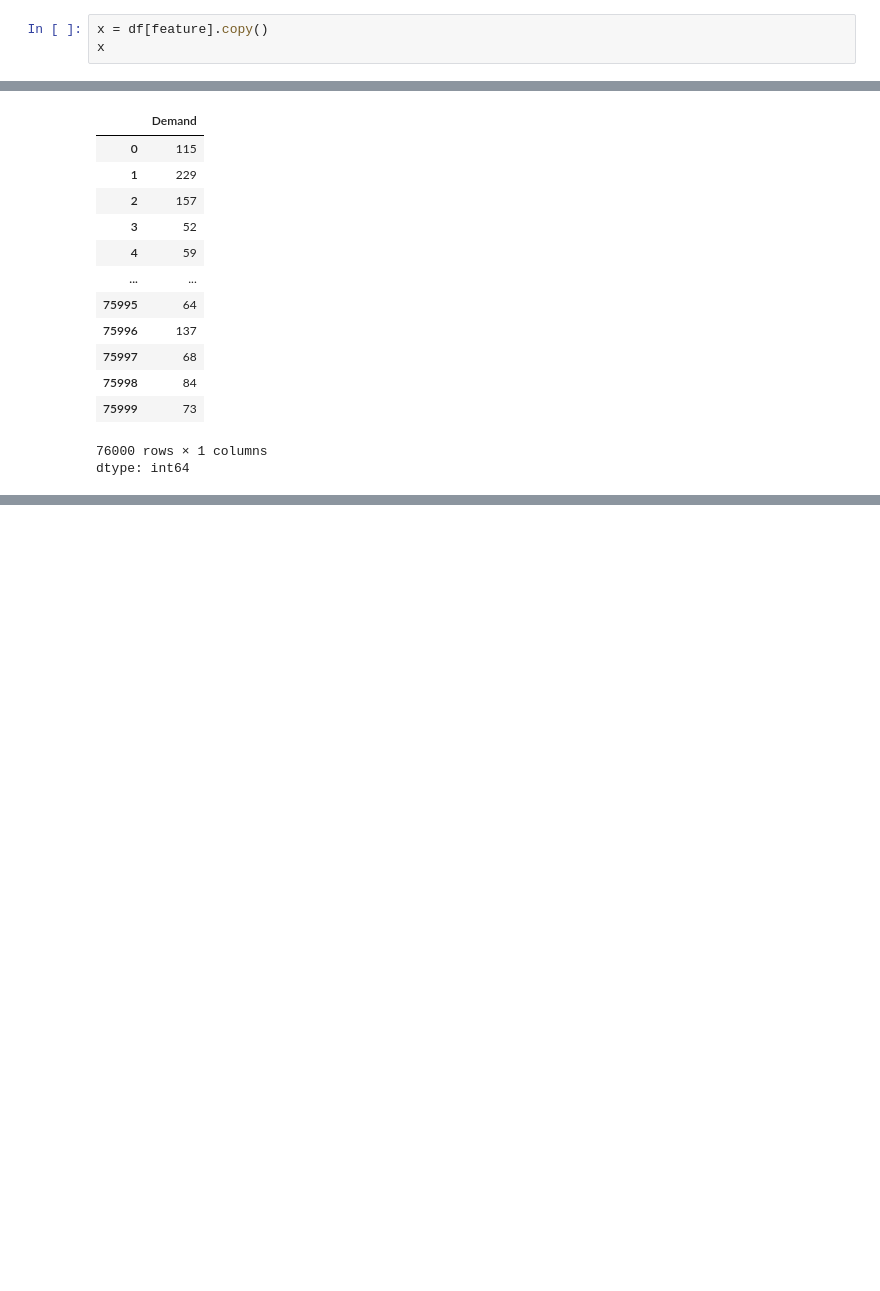
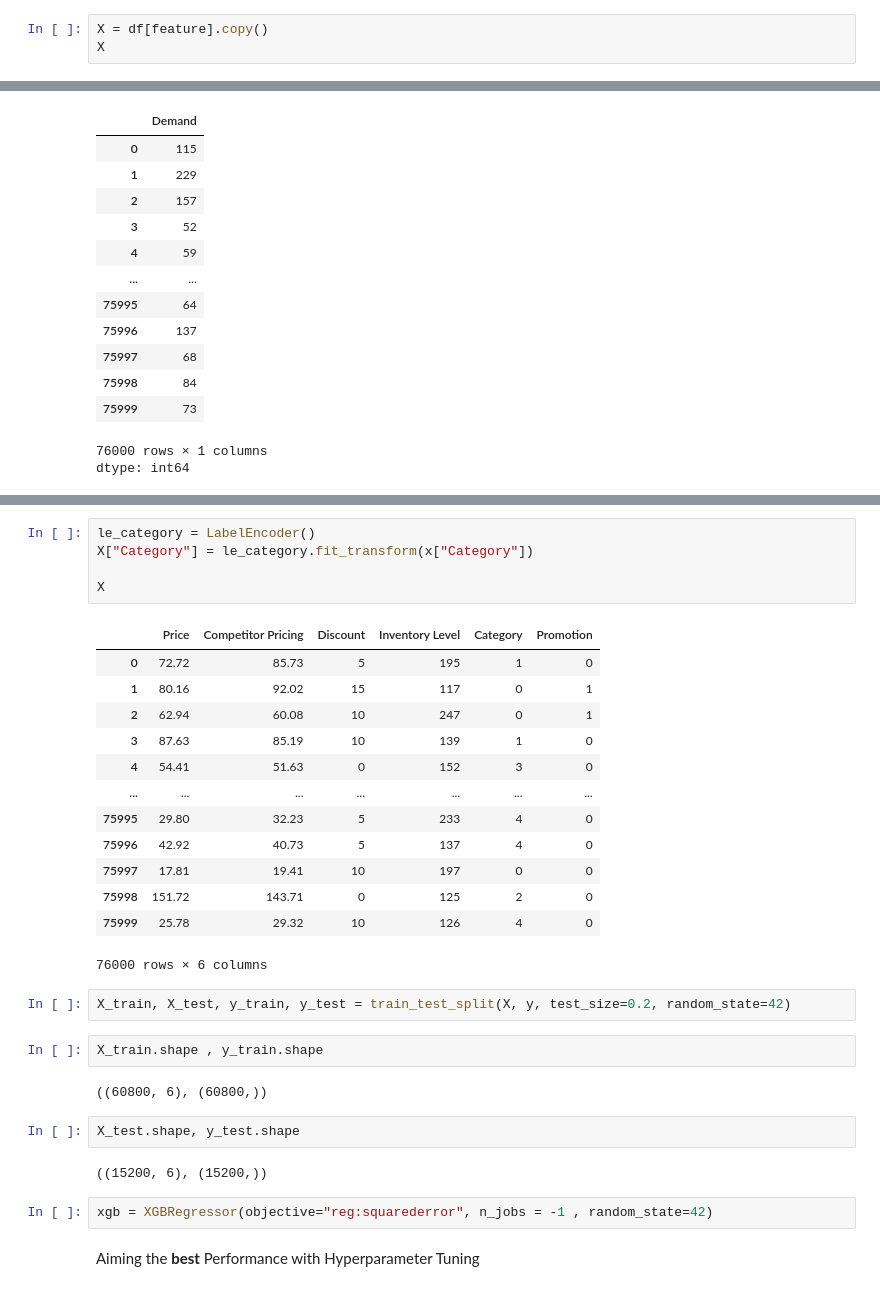
Before and after one commit to RoihansLab/Machine-Learning-Projects, a Jupyter notebook: 10_End_to_End_Retail_Demand_Forecasting/10_Machine_Learning.ipynb, the cells around one changed output, grey strips where cells are left out. Drawn from its saved outputs; the diff is of its cells as text; blank space fills up the shorter version.

```diff
--- a/10_End_to_End_Retail_Demand_Forecasting/10_Machine_Learning.ipynb
+++ b/10_End_to_End_Retail_Demand_Forecasting/10_Machine_Learning.ipynb
@@ -70,8 +70,8 @@ feature
 # %%
 target = "Demand"
 # %%
-x = df[feature].copy()
-x
+X = df[feature].copy()
+X
 # %% [output]
 |  | Price | Competitor Pricing | Discount | Inventory Level | Category | Promotion |
 | 0 | 72.72 | 85.73 | 5 | 195 | Electronics | 0 |
@@ -106,0 +117,33 @@ dtype: int64
+# %%
+le_category = LabelEncoder()
+X["Category"] = le_category.fit_transform(x["Category"])
+
+X
+# %% [output]
+|  | Price | Competitor Pricing | Discount | Inventory Level | Category | Promotion |
+| 0 | 72.72 | 85.73 | 5 | 195 | 1 | 0 |
+| 1 | 80.16 | 92.02 | 15 | 117 | 0 | 1 |
+| 2 | 62.94 | 60.08 | 10 | 247 | 0 | 1 |
+| 3 | 87.63 | 85.19 | 10 | 139 | 1 | 0 |
+| 4 | 54.41 | 51.63 | 0 | 152 | 3 | 0 |
+| ... | ... | ... | ... | ... | ... | ... |
+| 75995 | 29.80 | 32.23 | 5 | 233 | 4 | 0 |
+| 75996 | 42.92 | 40.73 | 5 | 137 | 4 | 0 |
+| 75997 | 17.81 | 19.41 | 10 | 197 | 0 | 0 |
+| 75998 | 151.72 | 143.71 | 0 | 125 | 2 | 0 |
+| 75999 | 25.78 | 29.32 | 10 | 126 | 4 | 0 |
+76000 rows × 6 columns
+# %%
+X_train, X_test, y_train, y_test = train_test_split(X, y, test_size=0.2, random_state=42)
+# %%
+X_train.shape , y_train.shape
+# %% [output]
+((60800, 6), (60800,))
+# %%
+X_test.shape, y_test.shape
+# %% [output]
+((15200, 6), (15200,))
+# %%
+xgb = XGBRegressor(objective="reg:squarederror", n_jobs = -1 , random_state=42)
+# %% [markdown]
+Aiming the **best** Performance with Hyperparameter Tuning
```
Also changed, not shown: parts of 5 cells of this notebook.
